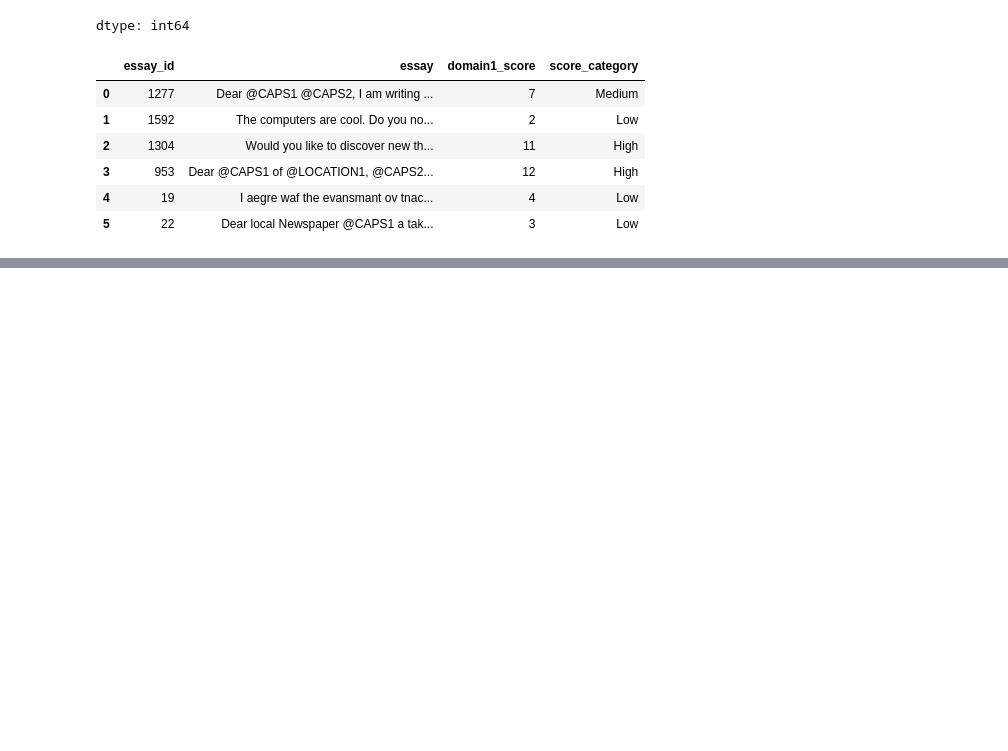
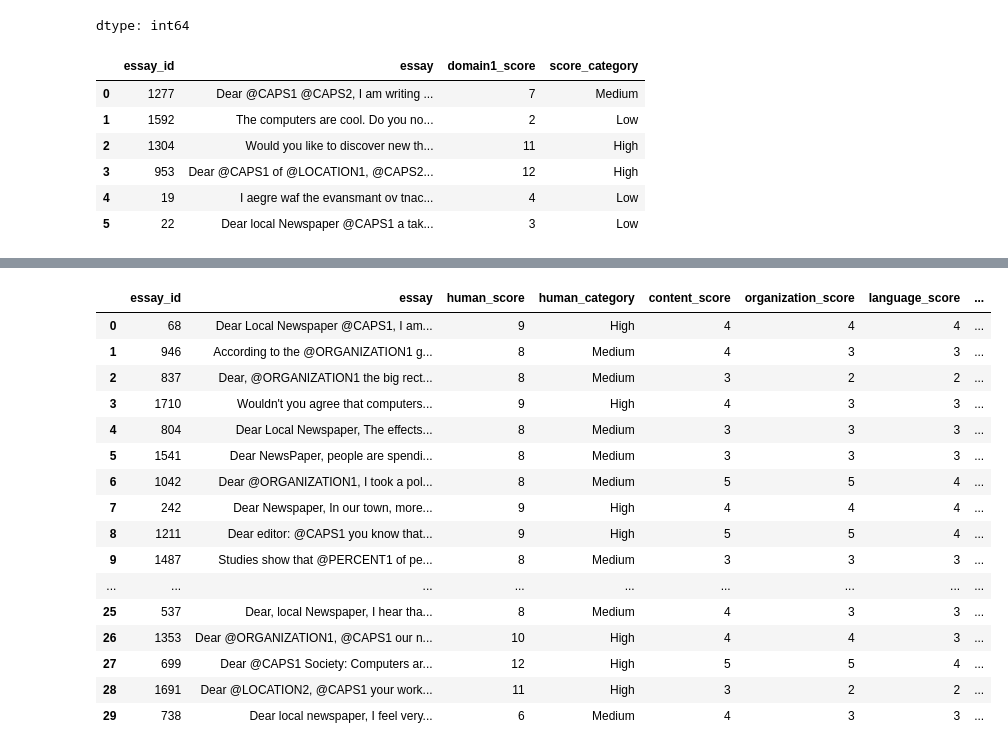
Before and after one commit to MalakSalehh/Thesis-datasets, a Jupyter notebook: GPT4o.ipynb, the cells around one changed output, grey strips where cells are left out. Saved outputs shown, nothing was run; the diff lists cells and outputs as text; code cells hidden in the pictures; blank space fills up the shorter version.

```diff
--- a/GPT4o.ipynb
+++ b/GPT4o.ipynb
@@ -22,7 +28,7 @@ def get_response_enhanced(prompt, max_retries=3):
                     {
                         "role": "system",
                         "content": (
-                            "You are an expert AES rater. "
+                            "You are an expert essay grader. "
                             "Follow the rubric and calibration exactly. "
                             "Return valid JSON only."
                         )
@@ -233,13 +262,13 @@ def parse_json_output(text):
 # %%
-##Compute final score
-import numpy as np
-
 def compute_mts_score(content, organization, language):
     if None in [content, organization, language]:
         return None, None
 
-    avg = np.mean([content, organization, language])
-    final_score = int(round(avg * 2))
+    # simulate two raters
+    rater1 = content
+    rater2 = int(round((organization + language) / 2))
+
+    final_score = rater1 + rater2
     final_score = max(2, min(12, final_score))
 
     if final_score <= 5:
@@ -250,21 +279,3 @@ def compute_mts_score(content, organization, language):
         category = "High"
 
     return final_score, category
-# %%
-##testing 3 essays first
-demo_small = demo_30.head(3).copy()
-for _, row in demo_small.iterrows():
-    prompt = build_mts_prompt_enhanced(
-        essay_id=row["essay_id"],
-        essay_text=row["essay"],
-        rubric_text=rubric_text,
-        calibration_text_with_id=calibration_text_with_id
-    )
-
-    output = get_response_enhanced(prompt)
-    parsed = parse_json_output(output)
-
-    print("Essay ID:", row["essay_id"])
-    print("RAW OUTPUT:\n", output)
-    print("PARSED:\n", parsed)
-    print("-" * 80)
@@ -390,0 +352,33 @@ results_df[[
+# %%
+results_df = pd.DataFrame(results)
+results_df.to_csv("gpt4o_enhanced_mts_results.csv", index=False)
+
+results_df[[
+    "essay_id",
+    "essay",
+    "human_score",
+    "human_category",
+    "content_score",
+    "organization_score",
+    "language_score",
+    "predicted_score",
+    "predicted_category"
+]]
+# %% [output]
+|  | essay_id | essay | human_score | human_category | content_score | organization_score | language_score | ... |
+| 0 | 68 | Dear Local Newspaper @CAPS1, I am... | 9 | High | 4 | 4 | 4 | ... |
+| 1 | 946 | According to the @ORGANIZATION1 g... | 8 | Medium | 4 | 3 | 3 | ... |
+| 2 | 837 | Dear, @ORGANIZATION1 the big rect... | 8 | Medium | 3 | 2 | 2 | ... |
+| 3 | 1710 | Wouldn't you agree that computers... | 9 | High | 4 | 3 | 3 | ... |
+| 4 | 804 | Dear Local Newspaper, The effects... | 8 | Medium | 3 | 3 | 3 | ... |
+| 5 | 1541 | Dear NewsPaper, people are spendi... | 8 | Medium | 3 | 3 | 3 | ... |
+| 6 | 1042 | Dear @ORGANIZATION1, I took a pol... | 8 | Medium | 5 | 5 | 4 | ... |
+| 7 | 242 | Dear Newspaper, In our town, more... | 9 | High | 4 | 4 | 4 | ... |
+| 8 | 1211 | Dear editor: @CAPS1 you know that... | 9 | High | 5 | 5 | 4 | ... |
+| 9 | 1487 | Studies show that @PERCENT1 of pe... | 8 | Medium | 3 | 3 | 3 | ... |
+| ... | ... | ... | ... | ... | ... | ... | ... | ... |
+| 25 | 537 | Dear, local Newspaper, I hear tha... | 8 | Medium | 4 | 3 | 3 | ... |
+| 26 | 1353 | Dear @ORGANIZATION1, @CAPS1 our n... | 10 | High | 4 | 4 | 3 | ... |
+| 27 | 699 | Dear @CAPS1 Society: Computers ar... | 12 | High | 5 | 5 | 4 | ... |
+| 28 | 1691 | Dear @LOCATION2, @CAPS1 your work... | 11 | High | 3 | 2 | 2 | ... |
+| 29 | 738 | Dear local newspaper, I feel very... | 6 | Medium | 4 | 3 | 3 | ... |
```
Also changed, not shown: parts of 13 cells of this notebook.
